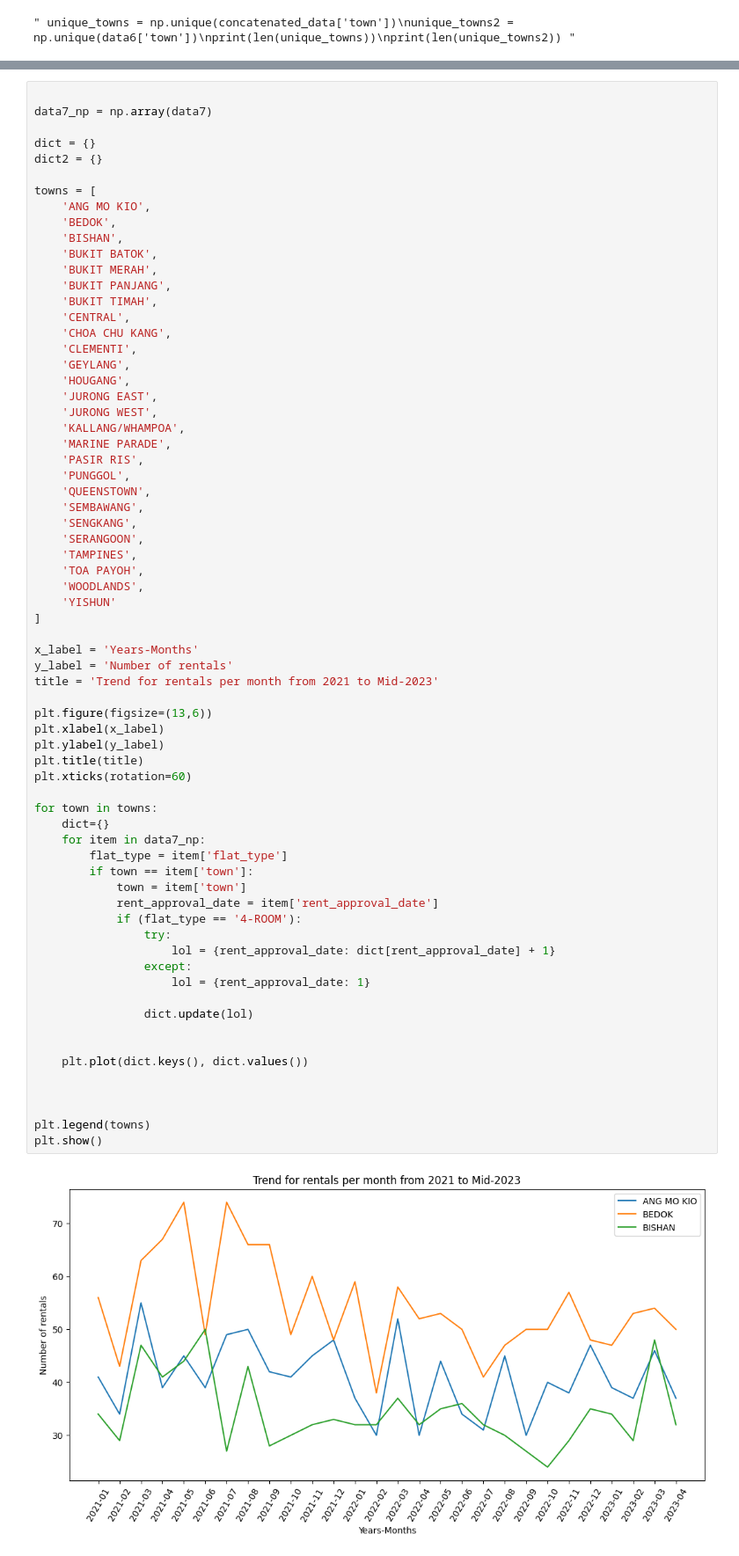
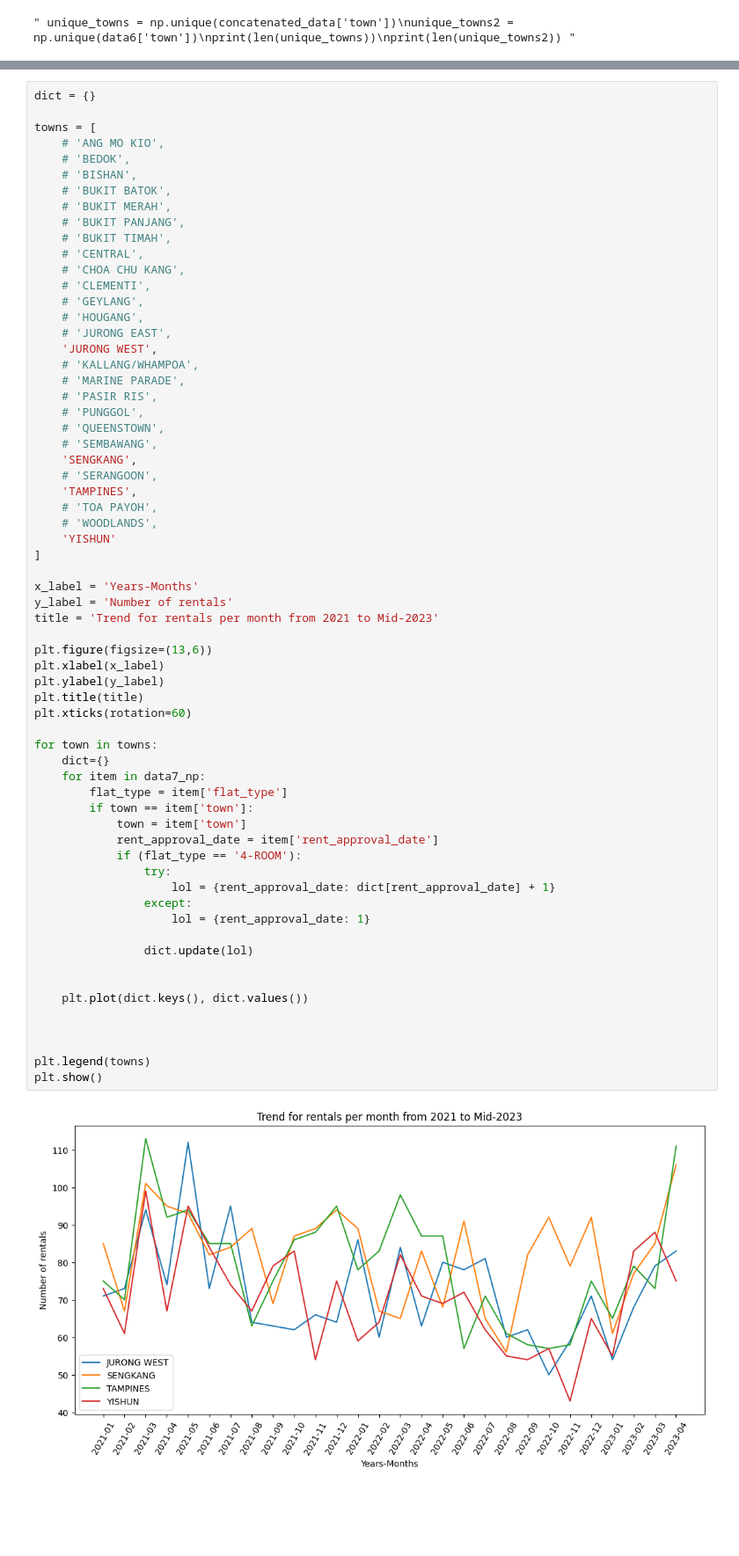
Before and after one commit to yuuuu7/PDAS, a Jupyter notebook: PDS Assignment/ccb.ipynb, the cells around one changed output, grey strips where cells are left out. Shown: that part at 88% size. Saved outputs shown, nothing was run; the diff lists cells and outputs as text; blank space fills up the shorter version.

```diff
--- a/PDS Assignment/ccb.ipynb
+++ b/PDS Assignment/ccb.ipynb
@@ -178,36 +284,32 @@ plt.show()
 # %%
-
-data7_np = np.array(data7)
-
 dict = {}
-dict2 = {}
 
 towns = [
-    'ANG MO KIO',
-    'BEDOK',
-    'BISHAN',
-    'BUKIT BATOK',
-    'BUKIT MERAH',
-    'BUKIT PANJANG',
-    'BUKIT TIMAH',
-    'CENTRAL',
-    'CHOA CHU KANG',
-    'CLEMENTI',
-    'GEYLANG',
-    'HOUGANG',
-    'JURONG EAST',
+    # 'ANG MO KIO',
+    # 'BEDOK',
+    # 'BISHAN',
+    # 'BUKIT BATOK',
+    # 'BUKIT MERAH',
+    # 'BUKIT PANJANG',
+    # 'BUKIT TIMAH',
+    # 'CENTRAL',
+    # 'CHOA CHU KANG',
+    # 'CLEMENTI',
+    # 'GEYLANG',
+    # 'HOUGANG',
+    # 'JURONG EAST',
     'JURONG WEST',
-    'KALLANG/WHAMPOA',
-    'MARINE PARADE',
-    'PASIR RIS',
-    'PUNGGOL',
-    'QUEENSTOWN',
-    'SEMBAWANG',
+    # 'KALLANG/WHAMPOA',
+    # 'MARINE PARADE',
+    # 'PASIR RIS',
+    # 'PUNGGOL',
+    # 'QUEENSTOWN',
+    # 'SEMBAWANG',
     'SENGKANG',
-    'SERANGOON',
+    # 'SERANGOON',
     'TAMPINES',
-    'TOA PAYOH',
-    'WOODLANDS',
+    # 'TOA PAYOH',
+    # 'WOODLANDS',
     'YISHUN'
 ]
 
@@ -217,31 +319,31 @@ title = 'Trend for rentals per month from 2021 to Mid-2023'
 
 plt.figure(figsize=(13,6))
 plt.xlabel(x_label)
 plt.ylabel(y_label)
 plt.title(title)
 plt.xticks(rotation=60)
 
 for town in towns:
     dict={}
     for item in data7_np:
         flat_type = item['flat_type']
         if town == item['town']:
             town = item['town']
             rent_approval_date = item['rent_approval_date']
             if (flat_type == '4-ROOM'):
                 try:
                     lol = {rent_approval_date: dict[rent_approval_date] + 1}
                 except:
                     lol = {rent_approval_date: 1}
 
                 dict.update(lol)
 
 
     plt.plot(dict.keys(), dict.values())
 
 
 
 plt.legend(towns)
 plt.show()
 # %% [output]
-[figure, old version]
+[figure, new version]
```
Also changed, not shown: parts of 7 cells of this notebook, 1 other file.
